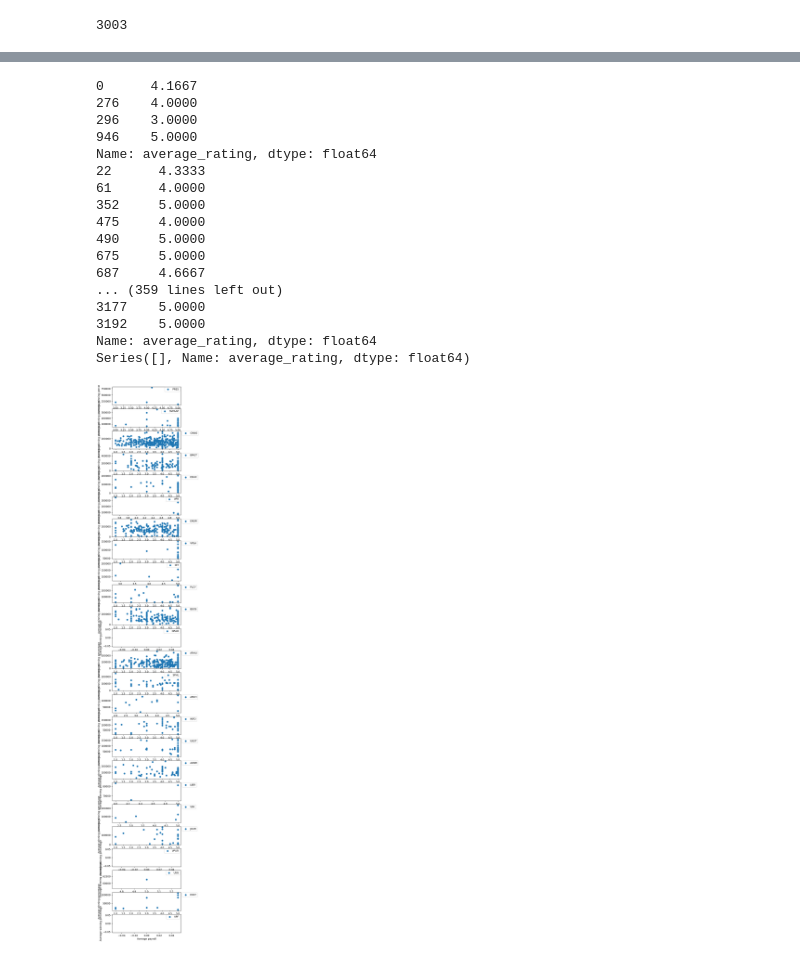
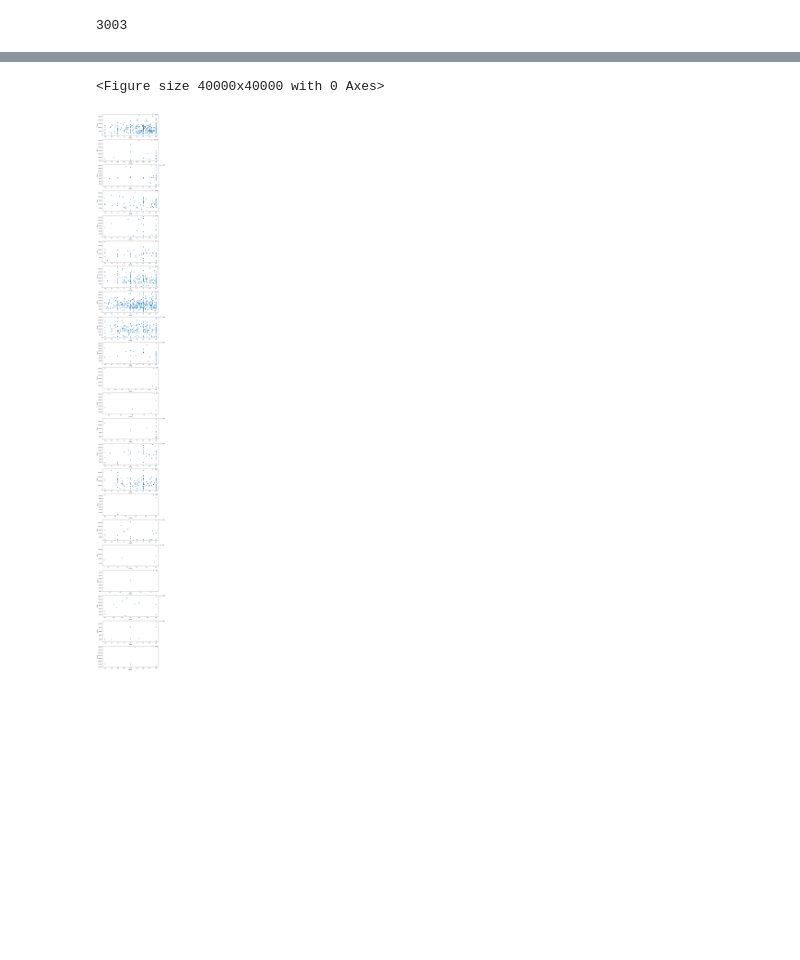
Before and after one commit to 1404mri/cmsc320final, a Jupyter notebook: main.ipynb, the cells around one changed output, grey strips where cells are left out. Saved outputs shown, nothing was run; the diff lists cells and outputs as text; code cells hidden in the pictures; blank space fills up the shorter version.

```diff
--- a/main.ipynb
+++ b/main.ipynb
@@ -46,5 +33,7 @@ salary_data.head()
 # %%
-salary_data["Salary"] = salary_data["Salary"].apply(lambda x : float(x.replace('$', '').replace(',', '')), inplace=True)
+#Converting the salary column from type String to type float
+salary_data["Salary"] = salary_data["Salary"].apply(lambda x : float(x.replace('$', '').replace(',', '')))
+salary_data['Salary']
 # %% [output]
 0        791966.25
 1        725000.00
@@ -154,4 +120,6 @@ ratings["average_rating"].count()
 # %%
-data.sort_values(by="average_rating", ascending=False)[data["average_rating"].notnull()]
+#Removing null ratings
+data = data.sort_values(by="average_rating", ascending=False)[data["average_rating"].notnull()]
+data.head()
 # %% [output]
 |  | Division | Department | Title | Employee | Salary | name | courses | average_rating | type | reviews | ... |
@@ -177,2 +221,2 @@ h = data["Department"].apply(lambda x: x.split("-")[0])
 # %%
-data["Dept Abb"] = data["Department"].apply(lambda x: x.split("-")[0])
+data["dept_Abb"] = data["Department"].apply(lambda x: x.split("-")[0])
@@ -204,41 +229,27 @@ array([[<AxesSubplot: title={'center': 'AGNR'}>,
 # %%
-fig, ax = plt.subplots(len(data["Dept Abb"].unique()), figsize = (5,40))
+plt.figure(figsize=(400,400))
+fig, ax = plt.subplots(len(data["dept_Abb"].unique()), figsize = (10,100))
 
 
 # fig, axs = plt.subplots(5, 1 , figsize = (5, 3), dpi = 70)
 # time_periods = pd.cut(df["yearID"], 5)
 # periods_list = time_periods.unique()
 
 # plot for each team (a unique color used for each)
-for i in range(len(data["Dept Abb"].unique())):
-    dept = data["Dept Abb"].unique()[i]
-    cur_dept_df = data[data["Dept Abb"] == dept] # dataframe of a specific team from the period
+for i in range(len(data["dept_Abb"].unique())):
+    dept = data["dept_Abb"].unique()[i]
+    cur_dept_df = data[data["dept_Abb"] == dept] # dataframe of a specific team from the period
     cur_dept_df = cur_dept_df[cur_dept_df["average_rating"].notnull()]
-    print(cur_dept_df["average_rating"])
     ax[i].scatter(cur_dept_df["average_rating"], cur_dept_df["Salary"], label = dept)
    # axs[i].annotate(team, (cur_team_df["total_payroll"].mean(), cur_team_df["win_percentage"].mean()))
 
     # graph settings
     ax[i].legend(bbox_to_anchor=(1.0, 1.05))
     #ax.set_title("Average winning percentage vs Average Payroll between " + str(periods_list[i]))
-    ax[i].set_xlabel("Average payroll")
-    ax[i].set_ylabel("Average winning percentage")
+    ax[i].set_xlabel("Rating")
+    ax[i].set_ylabel("Salary")
+
+plt.show()
 # %% [output]
-0      4.1667
-276    4.0000
-296    3.0000
-946    5.0000
-Name: average_rating, dtype: float64
-22      4.3333
-61      4.0000
-352     5.0000
-475     4.0000
-490     5.0000
-675     5.0000
-687     4.6667
-... (359 lines left out)
-3177    5.0000
-3192    5.0000
-Name: average_rating, dtype: float64
-Series([], Name: average_rating, dtype: float64)
+<Figure size 40000x40000 with 0 Axes>
-[figure, old version]
+[figure, new version]
```
Also changed, not shown: parts of 47 cells of this notebook, 1 other file.
